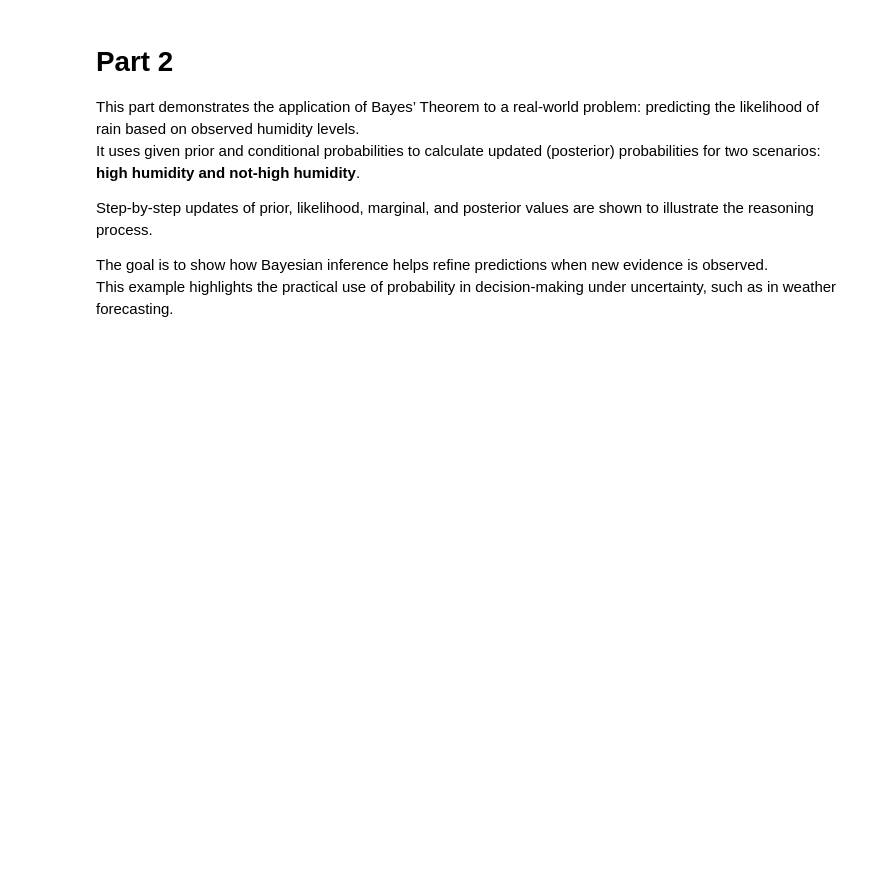
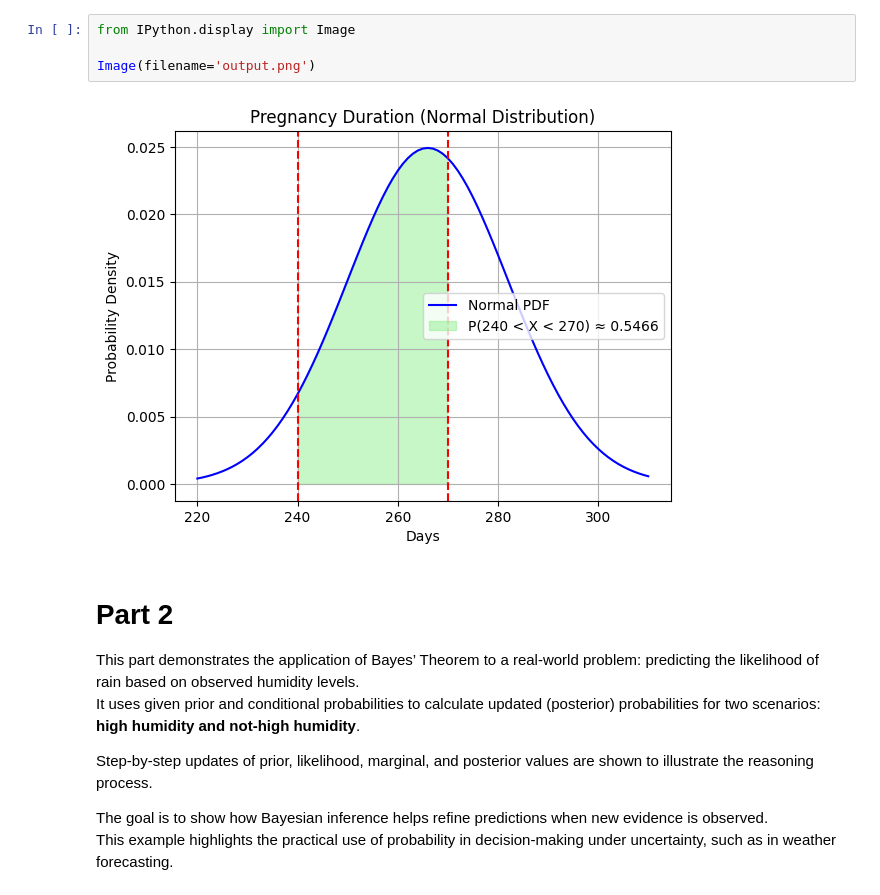
Before and after one commit to Ganzadidier/Formative3_Probability, a Jupyter notebook: Formative3.ipynb, the cells around one changed output. Drawn from its saved outputs; the diff is of its cells as text; blank space fills up the shorter version.

```diff
--- a/Formative3.ipynb
+++ b/Formative3.ipynb
@@ -3,3 +121,9 @@
+# %%
+from IPython.display import Image
+
+Image(filename='output.png')
+# %% [output]
+[figure, added]
 # %% [markdown]
 # Part 2
 This part demonstrates the application of Bayes’ Theorem to a real-world problem: predicting the likelihood of rain based on observed humidity levels.
```
Also changed, not shown: parts of 5 cells of this notebook, 1 other file.
